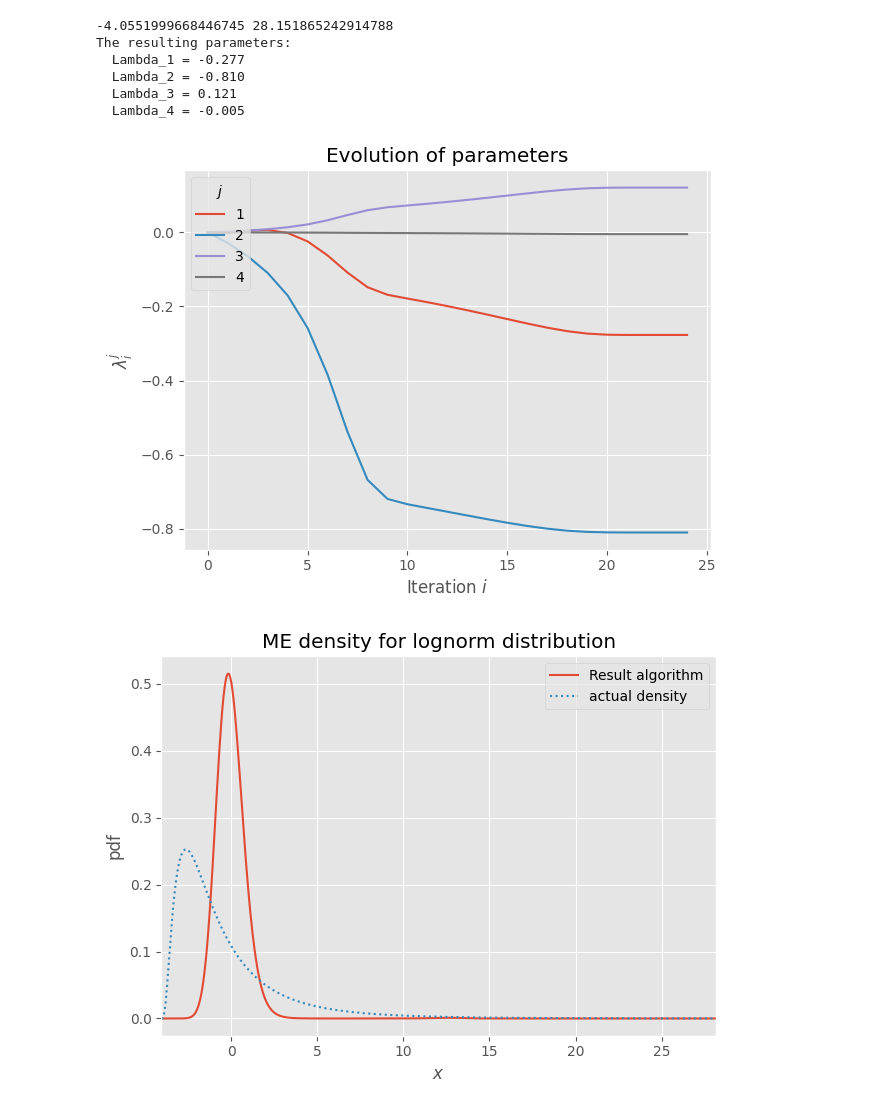
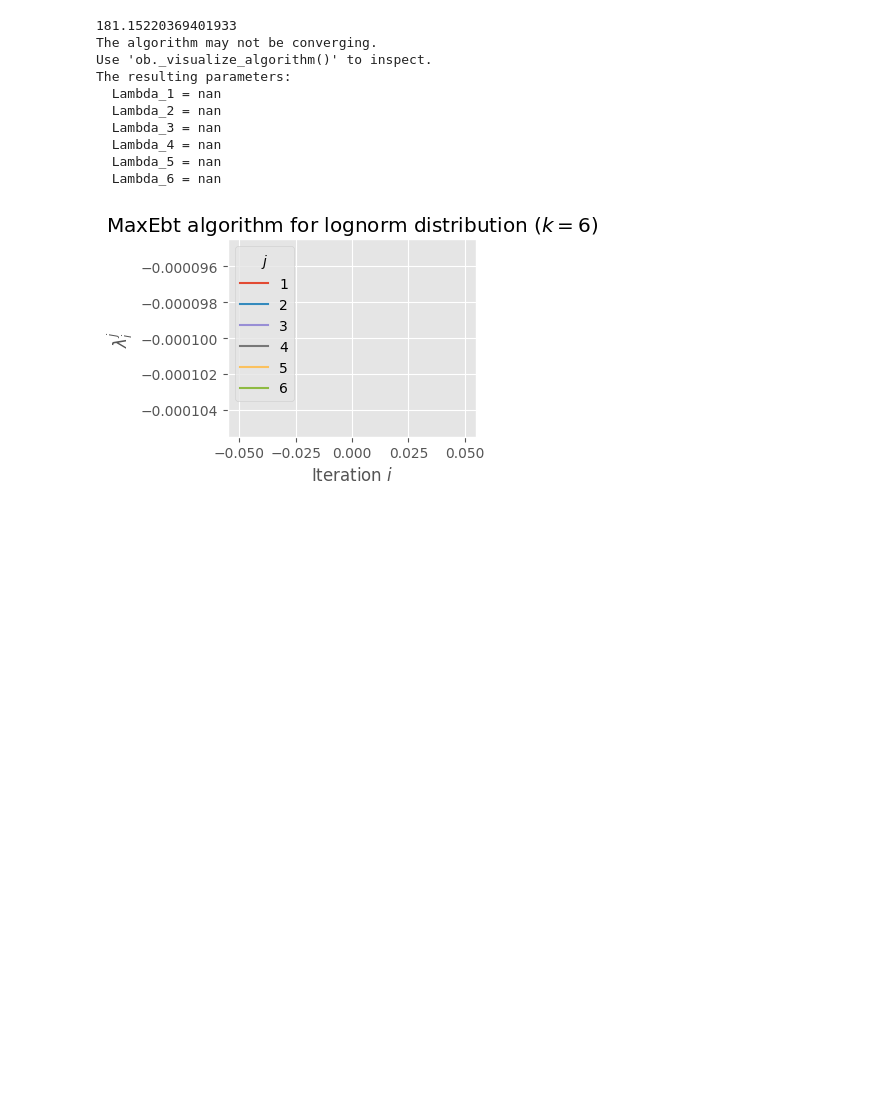
Before and after one commit to LiselotPrins/max_entropy, a Jupyter notebook: lognormal_experiment.ipynb, the cells around one changed output. Saved outputs shown, nothing was run; the diff lists cells and outputs as text; code cells hidden in the pictures; blank space fills up the shorter version.

```diff
--- a/lognormal_experiment.ipynb
+++ b/lognormal_experiment.ipynb
@@ -162,30 +111,43 @@ yes!
-# %%
-#standardized moments
-mu = 1
-s2 = .8
-
-l = -np.exp(mu+s2/2)
-u = l + lognorm.ppf(0.999, s=s2, loc=0, scale=np.exp(mu))
-print(l,u)
-n = 360
-
-ob_skewkurt = MaxEnt(support=[l,u],
-                     n_quadrature=n,
-                     b_constraints=b_SkewKurt_lognormal_standardized(mu,s2),
-                     f_vector=f_SkewKurt,
-                     k_max=200)
-ob_skewkurt.visualize_algorithm()
-ob_skewkurt.visualize_solution(
-                             actual_density=pdf_lognorm,
-                             actual_param=[mu,s2],
-                             title="ME density for lognorm distribution",
-                             title_save="figs/viz_sol_example_lognorm.pdf")
-# %% [output]
--4.0551999668446745 28.151865242914788
-The resulting parameters:
-  Lambda_1 = -0.277
-  Lambda_2 = -0.810
-  Lambda_3 = 0.121
-  Lambda_4 = -0.005
-[figure, removed]
-[figure, removed]
+# %%
+#WEIRD CASE where algorithm doesn't work || k=6
+#because system can't be solved -> nan's
+mu = 0
+s2 = 1
+
+l = 0
+n = 350
+
+u = lognorm.ppf(1 - 10**(-7), s=s2, loc=mu, scale=1)
+print(u)
+
+for k in [6]:
+    if(k==6):
+        start=np.full(6,-0.0001)
+    else:
+        start = None
+    ob_skewkurt = MaxEnt(support=[l,u],
+                        n_quadrature=n,
+                        b_constraints=b_moment_lognormal(mu,s2,k),
+                        f_vector=f_moments,
+                        f_param=[k],
+                        start=start)
+    if ob_skewkurt._converges:
+        ob_skewkurt.visualize_solution(xlim=[l,l+10],
+                                    actual_density=pdf_lognorm,
+                                    actual_param=[mu,s2],
+                                    title=f"MaxEnt density for lognorm distribution ($k={k}$)")
+        print(f"Lagrange parameters: {ob_skewkurt.get_la()}")
+    else:
+        ob_skewkurt.visualize_algorithm(title=f"MaxEbt algorithm for lognorm distribution ($k={k}$)")
+# %% [output]
+181.15220369401933
+The algorithm may not be converging.
+Use 'ob._visualize_algorithm()' to inspect.
+The resulting parameters:
+  Lambda_1 = nan
+  Lambda_2 = nan
+  Lambda_3 = nan
+  Lambda_4 = nan
+  Lambda_5 = nan
+  Lambda_6 = nan
+[figure, added]
```
Also changed, not shown: parts of 3 cells of this notebook, 26 other files.
